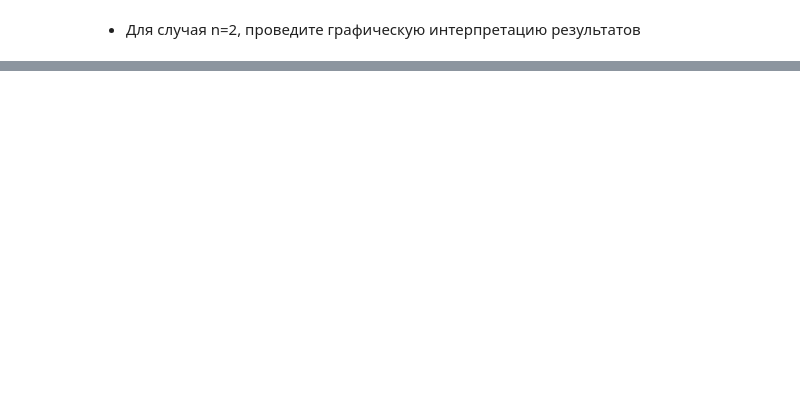
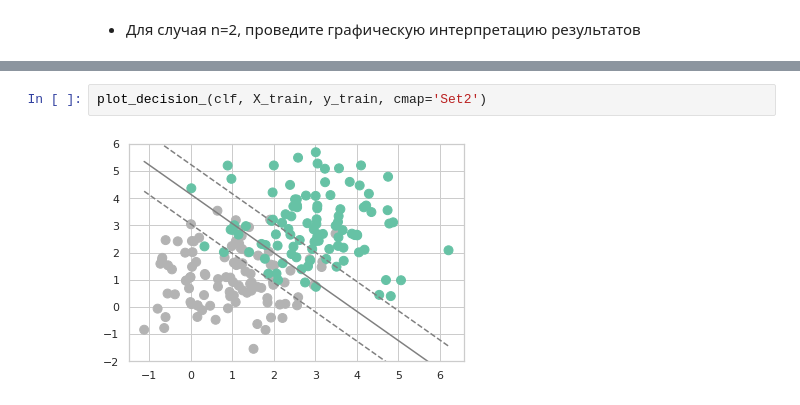
Before and after one commit to iamilyasedunov/convex_optimization_SVM, a Jupyter notebook: lab1_SMPR.ipynb, the cells around one changed output, grey strips where cells are left out. Drawn from its saved outputs; the diff is of its cells as text; blank space fills up the shorter version.

```diff
--- a/lab1_SMPR.ipynb
+++ b/lab1_SMPR.ipynb
@@ -259,0 +291,4 @@ for (i, c) in enumerate(c_grid):
+# %%
+plot_decision_(clf, X_train, y_train, cmap='Set2')
+# %% [output]
+[figure, added]
```
Also changed, not shown: parts of 26 cells of this notebook.
